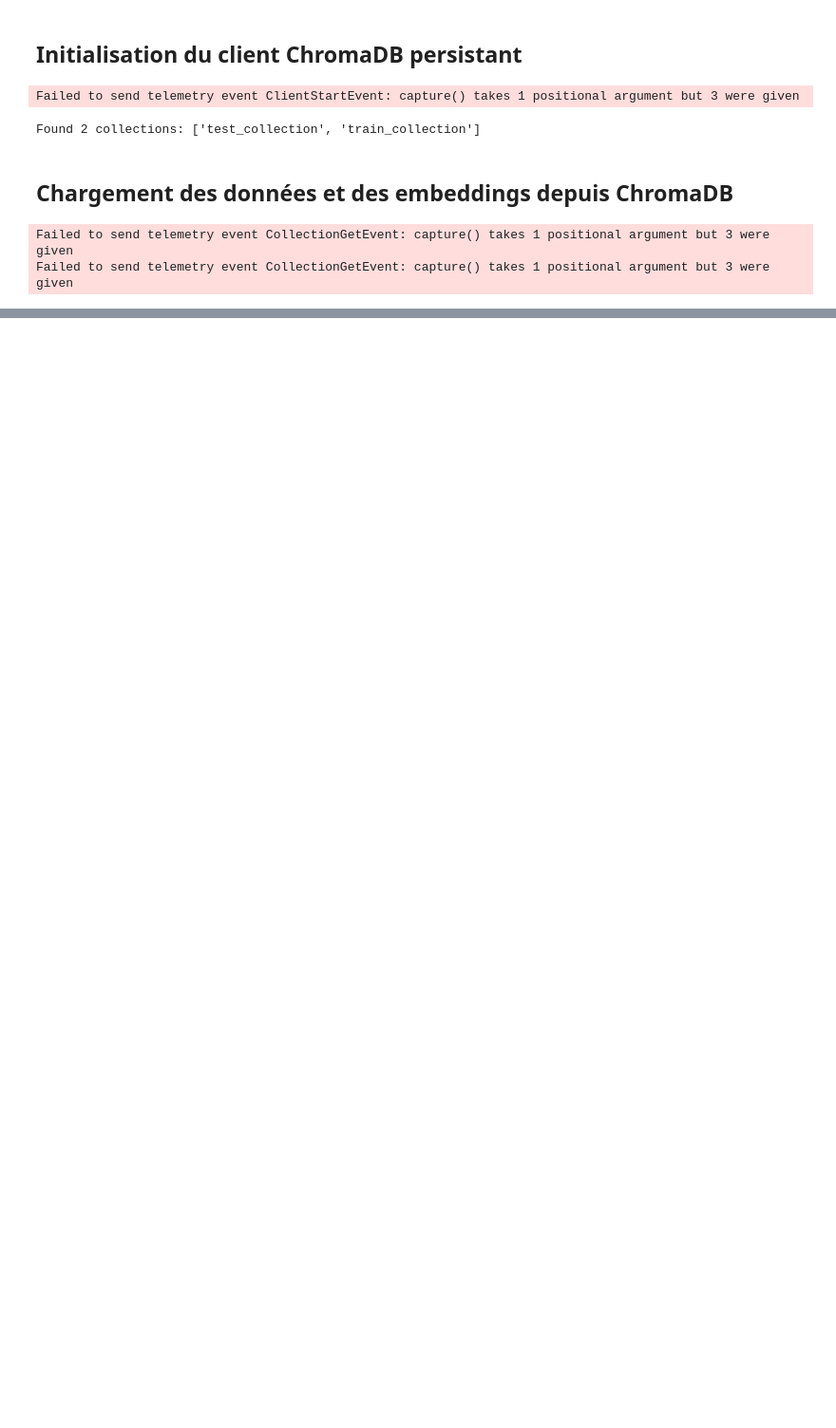
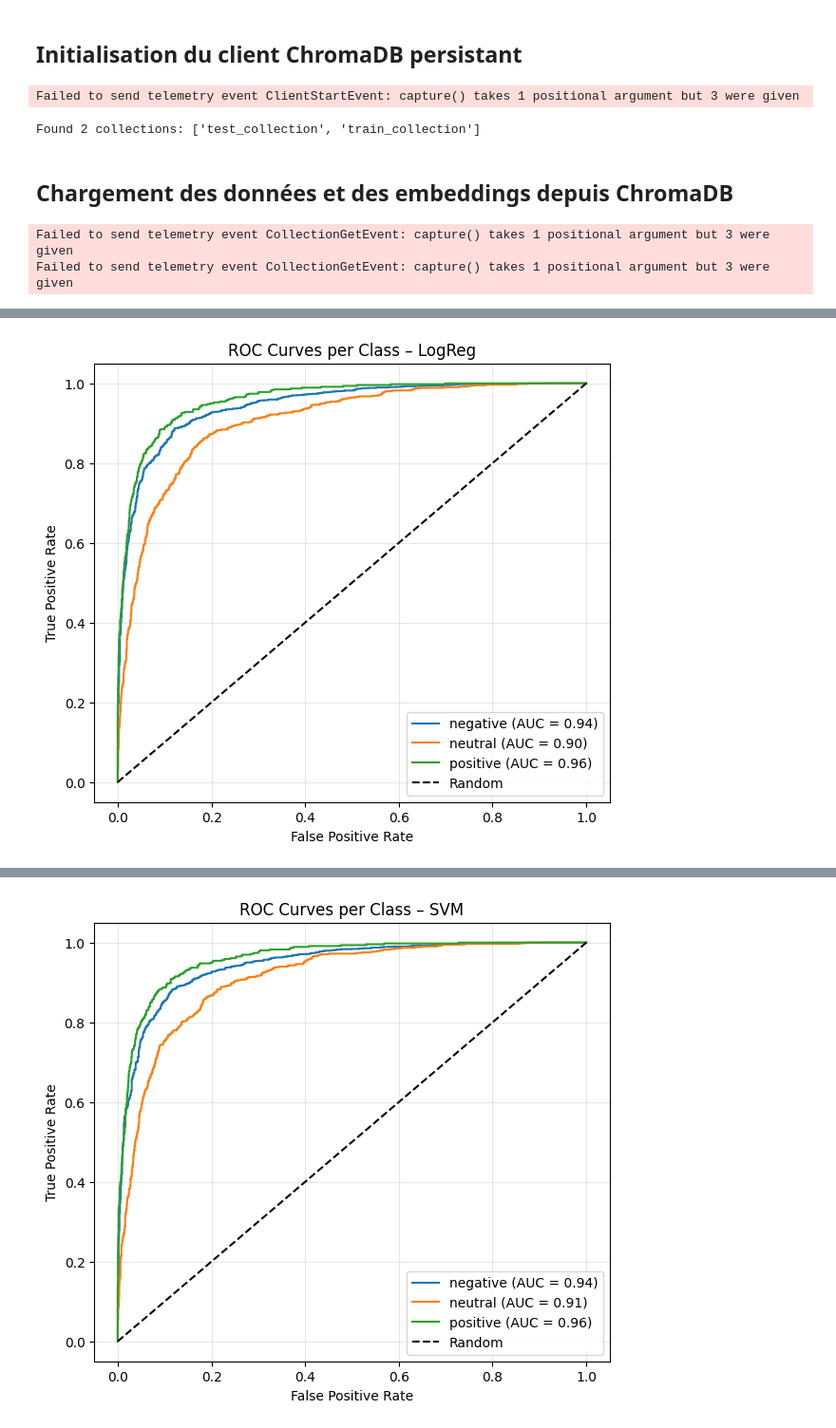
Before and after one commit to bouchta65/AeroStream-Analytics, a Jupyter notebook: ml/batch/train_evaluation.ipynb, the cells around one changed output, grey strips where cells are left out. Shown: that part at 95% size. Drawn from its saved outputs; the diff is of its cells as text; code cells hidden in the pictures; blank space fills up the shorter version.

Commit message:
Training and Evaluation (Logistic Regression, SVM, Random Forest, Naive Bayes)

```diff
--- a/ml/batch/train_evaluation.ipynb
+++ b/ml/batch/train_evaluation.ipynb
@@ -31,0 +34,76 @@ Failed to send telemetry event CollectionGetEvent: capture() takes 1 positional
+# %%
+from sklearn.linear_model import LogisticRegression
+from sklearn.svm import SVC
+from sklearn.ensemble import RandomForestClassifier
+from sklearn.naive_bayes import GaussianNB
+from sklearn.metrics import (
+    accuracy_score, precision_score, recall_score,
+    f1_score, confusion_matrix, roc_curve, auc
+)
+from sklearn.preprocessing import label_binarize
+import matplotlib.pyplot as plt
+import numpy as np
+
+models = {
+    "LogReg": LogisticRegression(max_iter=2000, class_weight="balanced"),
+    "SVM": SVC(kernel="linear", probability=True, class_weight="balanced"),
+    "RF": RandomForestClassifier(n_estimators=200, class_weight="balanced", random_state=42),
+    "NB": GaussianNB()
+}
+
+classes = ['negative', 'neutral', 'positive']
+y_test_bin = label_binarize(y_test, classes=classes)
+
+for name, model in models.items():
+
+    model.fit(X_train, y_train)
+
+    y_train_pred = model.predict(X_train)
+    y_test_pred  = model.predict(X_test)
+    y_test_proba = model.predict_proba(X_test)
+
+    train_acc = accuracy_score(y_train, y_train_pred)
+    train_prec = precision_score(y_train, y_train_pred, average='macro')
+    train_rec = recall_score(y_train, y_train_pred, average='macro')
+    train_f1 = f1_score(y_train, y_train_pred, average='macro')
+
+    test_acc = accuracy_score(y_test, y_test_pred)
+    test_prec = precision_score(y_test, y_test_pred, average='macro')
+    test_rec = recall_score(y_test, y_test_pred, average='macro')
+    test_f1 = f1_score(y_test, y_test_pred, average='macro')
+
+    print("=" * 60)
+    print(f"Model: {name}")
+    print("---- Training Metrics ----")
+    print(f"Accuracy : {train_acc:.3f}")
+    print(f"Precision: {train_prec:.3f}")
+    print(f"Recall   : {train_rec:.3f}")
+    print(f"F1-score : {train_f1:.3f}")
+
+    print("---- Test Metrics ----")
+    print(f"Accuracy : {test_acc:.3f}")
+    print(f"Precision: {test_prec:.3f}")
+    print(f"Recall   : {test_rec:.3f}")
+    print(f"F1-score : {test_f1:.3f}")
+
+    print("---- Performance Gap (Train - Test) ----")
+    print(f"Accuracy Gap : {train_acc - test_acc:.3f}")
+    print(f"F1-score Gap : {train_f1 - test_f1:.3f}")
+
+    print("Confusion Matrix:\n", confusion_matrix(y_test, y_test_pred))
+
+    plt.figure(figsize=(7, 6))
+    for i, cls in enumerate(classes):
+        fpr, tpr, _ = roc_curve(y_test_bin[:, i], y_test_proba[:, i])
+        roc_auc = auc(fpr, tpr)
+        plt.plot(fpr, tpr, label=f"{cls} (AUC = {roc_auc:.2f})")
+
+    plt.plot([0, 1], [0, 1], "k--", label="Random")
+
+    plt.xlabel("False Positive Rate")
+    plt.ylabel("True Positive Rate")
+    plt.title(f"ROC Curves per Class – {name}")
+    plt.legend()
+    plt.grid(alpha=0.3)
+    plt.show()
+# %% [output]
@@ -31,0 +129 @@ Failed to send telemetry event CollectionGetEvent: capture() takes 1 positional
+[figure, added]
@@ -31,0 +149 @@ Failed to send telemetry event CollectionGetEvent: capture() takes 1 positional
+[figure, added]
```
Also changed, not shown: parts of 2 cells of this notebook.
